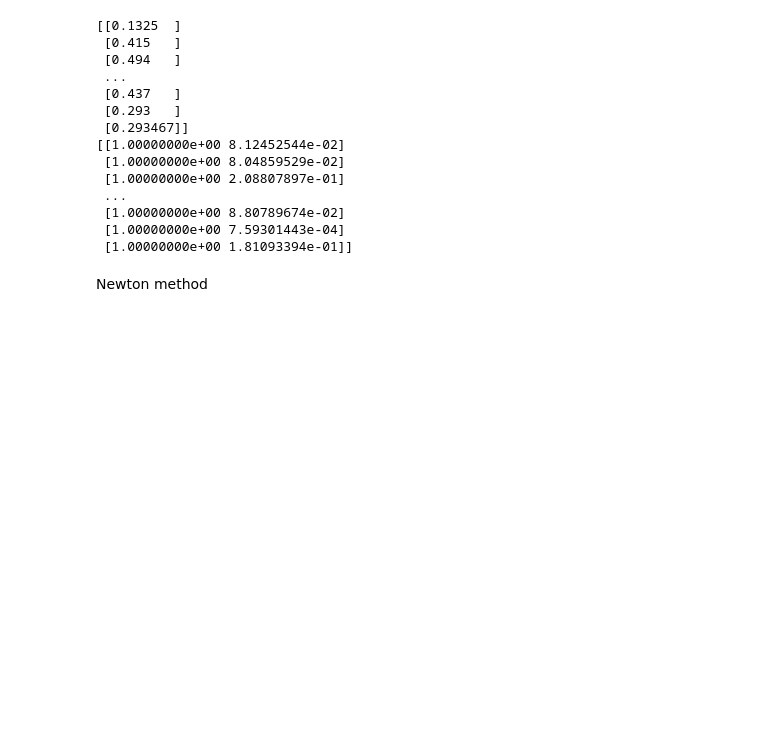
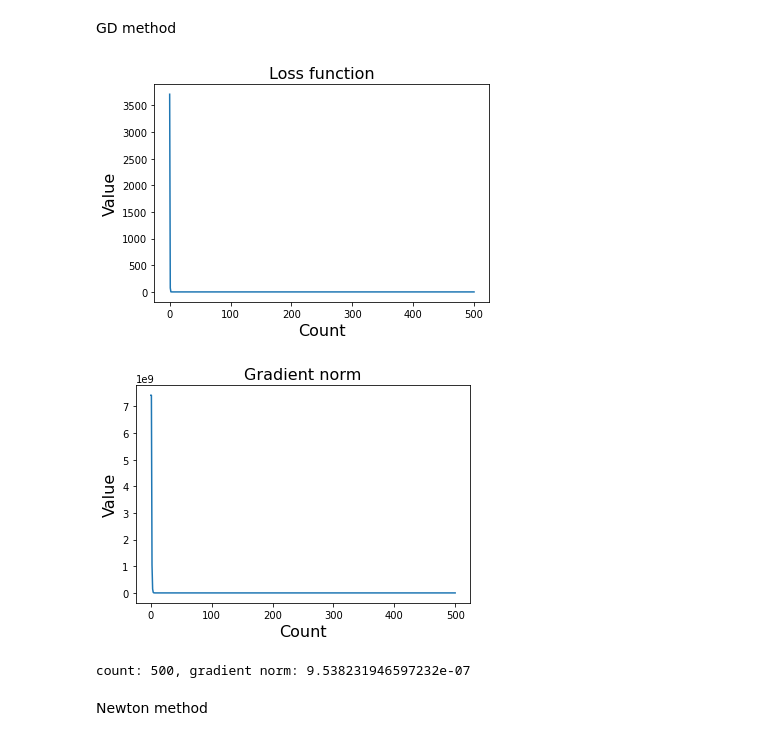
Before and after one commit to batman0911/regression_algorithm, a Jupyter notebook: kc_house/main.ipynb, the cells around one changed output. Saved outputs shown, nothing was run; the diff lists cells and outputs as text; code cells hidden in the pictures; blank space fills up the shorter version.

```diff
--- a/kc_house/main.ipynb
+++ b/kc_house/main.ipynb
@@ -27,19 +27 @@ X_test: (4320, 2), y_train: (4320, 1)
-# %%
-print(y_test)
-print(X_train)
-# %% [output]
-[[0.1325  ]
- [0.415   ]
- [0.494   ]
- ...
- [0.437   ]
- [0.293   ]
- [0.293467]]
-[[1.00000000e+00 8.12452544e-02]
- [1.00000000e+00 8.04859529e-02]
- [1.00000000e+00 2.08807897e-01]
- ...
- [1.00000000e+00 8.80789674e-02]
- [1.00000000e+00 7.59301443e-04]
- [1.00000000e+00 1.81093394e-01]]
 # %%
@@ -50,0 +42,11 @@ print(X_train)
+# %%
+def save_data(lm: reg.RegressionOpt):
+    d = {
+        'loss_func_list': lm.loss_func_list,
+        'grad_norm_list': lm.grad_norm_list
+    }
+
+    df = pd.DataFrame(data=d)
+
+    file_name = 'lf_n_grn_' + str(lm.solver) + '_' + str(lm.step_size) + '.csv'
+    df.to_csv('../data/output/' + file_name, index=False)
@@ -51,2 +55,33 @@ print(X_train)
+# %% [markdown]
+GD method
+# %%
+lm = reg.RegressionOpt(
+    solver='gd',
+    max_iter=500,
+    w=w_init,
+    step_size=2e-12,
+    X_train=X_train,
+    y_train=y_train,
+    X_test=X_test,
+    y_test=y_test,
+    terminate=False
+)
+
+lm.setup()
+
+w = lm.fit_gd()
+
+loss_func_list = lm.loss_func_list
+grad_norm_list = lm.grad_norm_list
+
+plot_data(lm)
+
+save_data(lm)
+
+print(f'count: {lm.count}, gradient norm: {lm.grad_norm_list[-1]}')
+# %% [output]
+[figure, added]
+[figure, added]
+count: 500, gradient norm: 9.538231946597232e-07
 # %% [markdown]
 Newton method
```
Also changed, not shown: parts of 20 cells of this notebook, 5 other files.
